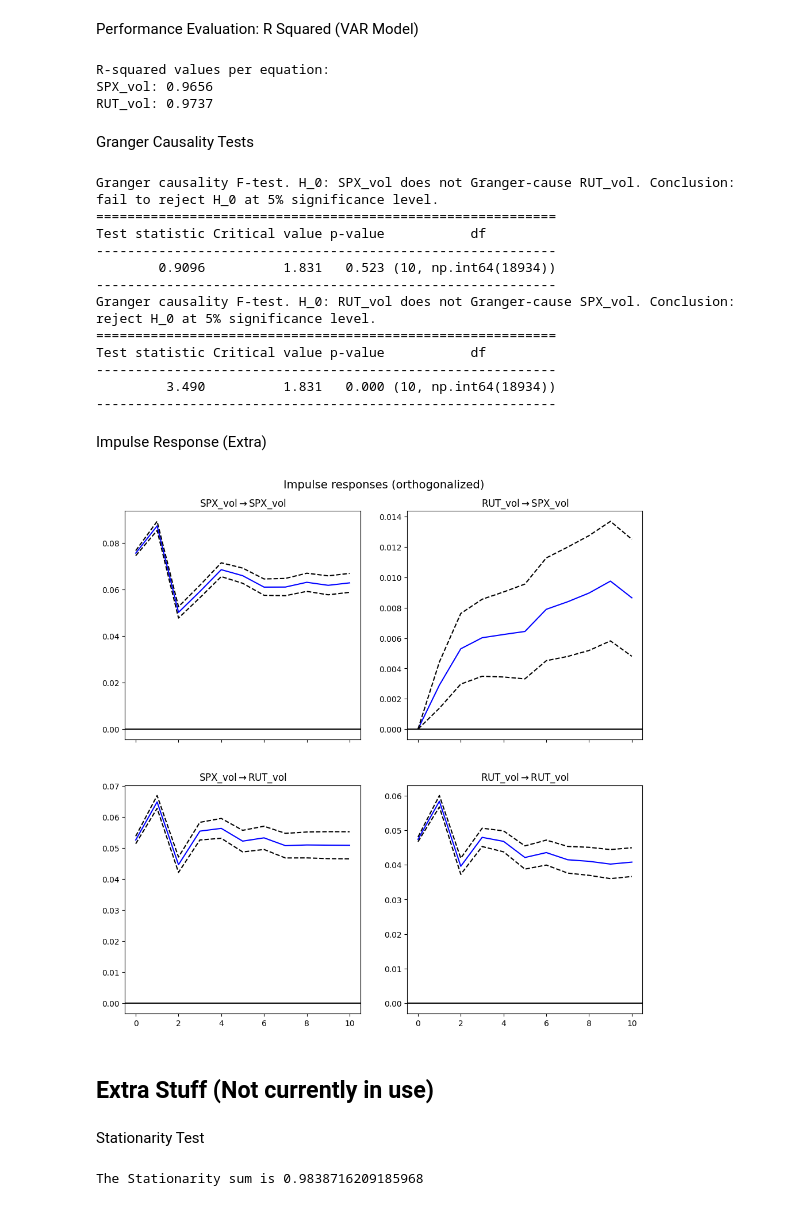
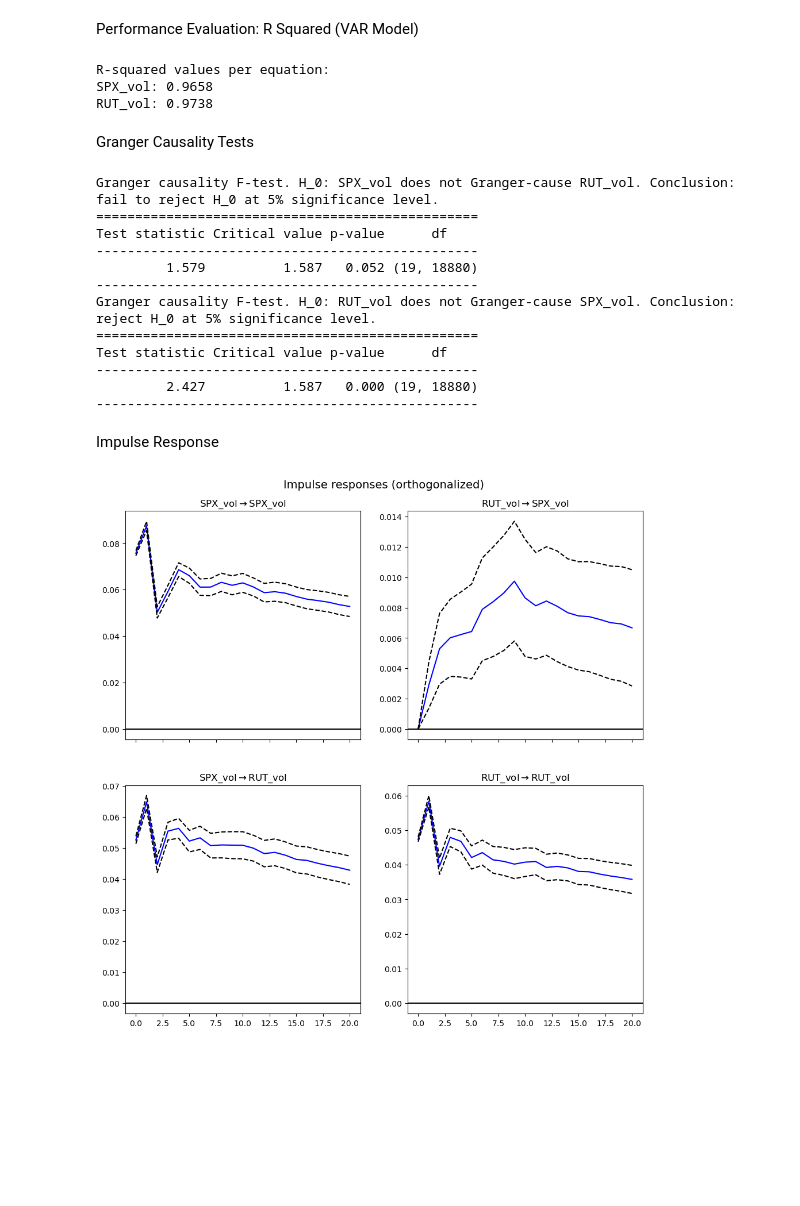
Before and after one commit to Chrtorhaug/TIO4317-Group-6, a Jupyter notebook: main.ipynb, the cells around one changed output. Drawn from its saved outputs; the diff is of its cells as text; code cells hidden in the pictures; blank space fills up the shorter version.

Commit message:
Fixed DCC-Garch. Code Ready. Removed Test

```diff
--- a/main.ipynb
+++ b/main.ipynb
@@ -32,11 +39,13 @@ from scipy.stats import chi2
 # S&P 500
 spx = pd.read_csv("S&P_500.csv")
 spx['Date'] = pd.to_datetime(spx['Date'])
+spx["Close"] = spx["Close"].astype(float)
 spx["Return"] = spx["Close"].pct_change()
 spx = spx.dropna(subset={"Return"})
 
 # Russell 2000
 rut = pd.read_csv('Russell_2000.csv')
 rut['Date'] = pd.to_datetime(rut['Date'])
+rut["Close"] = rut["Close"].astype(float)
 rut["Return"] = rut["Close"].pct_change()
 rut = rut.dropna(subset={"Return"})
@@ -45,19 +51,0 @@ Arima
-# %%
-best_aic = np.inf
-best_order = None
-best_model = None
-
-for p in range(6):
-    for q in range(6):
-        try:
-            model = sm.ARIMA(spx['Close'], order=(p, 0, q)).fit()
-            if model.aic < best_aic:
-                best_aic = model.aic
-                best_order = (p, 0, q)
-                best_model = model
-        except:
-            continue
-
-print(best_model.summary())
-resid = best_model.resid
-#model = sm.ARIMA(gasoline_data['Close'], order=(4, 0, 4)).fit()
@@ -81,0 +56,3 @@ Warnings:
+# %%
+arma_model = sm.ARIMA(spx['Return'], order=(1, 0, 1)).fit()
+resid = arma_model.resid
@@ -409,11 +431,10 @@ def garch_model(index: pd.DataFrame):
 spx_vol = garch_model(spx).conditional_volatility
 rut_vol = garch_model(rut).conditional_volatility
 
-# Optional: annualize or log-transform
 vol_data = pd.DataFrame({'SPX_vol': np.log(spx_vol * np.sqrt(252)), 'RUT_vol': np.log(rut_vol * np.sqrt(252))}).dropna()
 
 model = VAR(vol_data)
-results = model.fit(maxlags=10, ic='aic')  # Auto lag selection using AIC
+results = model.fit(maxlags=20, ic='aic')
 
 print(results.summary())
 # %% [output]
@@ -472,8 +493,8 @@ for var, r2 in r2_dict.items():
     print(f"{var}: {r2:.4f}")
 # %% [output]
 R-squared values per equation:
-SPX_vol: 0.9656
-RUT_vol: 0.9737
+SPX_vol: 0.9658
+RUT_vol: 0.9738
 # %% [markdown]
 Granger Causality Tests
 # %%
@@ -486,36 +507,22 @@ granger_test_rut = results.test_causality('SPX_vol', ['RUT_vol'], kind='f')
 print(granger_test_rut.summary())
 # %% [output]
 Granger causality F-test. H_0: SPX_vol does not Granger-cause RUT_vol. Conclusion: fail to reject H_0 at 5% significance level.
-===========================================================
-Test statistic Critical value p-value           df
------------------------------------------------------------
-        0.9096          1.831   0.523 (10, np.int64(18934))
------------------------------------------------------------
+=================================================
+Test statistic Critical value p-value      df
+-------------------------------------------------
+         1.579          1.587   0.052 (19, 18880)
+-------------------------------------------------
 Granger causality F-test. H_0: RUT_vol does not Granger-cause SPX_vol. Conclusion: reject H_0 at 5% significance level.
-===========================================================
-Test statistic Critical value p-value           df
------------------------------------------------------------
-         3.490          1.831   0.000 (10, np.int64(18934))
------------------------------------------------------------
+=================================================
+Test statistic Critical value p-value      df
+-------------------------------------------------
+         2.427          1.587   0.000 (19, 18880)
+-------------------------------------------------
 # %% [markdown]
-Impulse Response (Extra)
+Impulse Response
 # %%
-irf = results.irf(10)
+irf = results.irf(20)
 irf.plot(orth=True)
 plt.show()
 # %% [output]
-[figure, old version]
+[figure, new version]
-# %% [markdown]
-## Extra Stuff (Not currently in use)
-# %% [markdown]
-Stationarity Test
-# %%
-model = arch_model(resid*100, vol='GARCH', p=1, q=2, dist='normal')
-model = model.fit(disp='off')
-
-params = model.params
-stationarity_sum = params['alpha[1]'] + params['beta[1]'] + params['beta[2]']
-
-print(f"The Stationarity sum is {stationarity_sum}")
-# %% [output]
-The Stationarity sum is 0.9838716209185968
```
Also changed, not shown: parts of 17 cells of this notebook, 1 other file.
